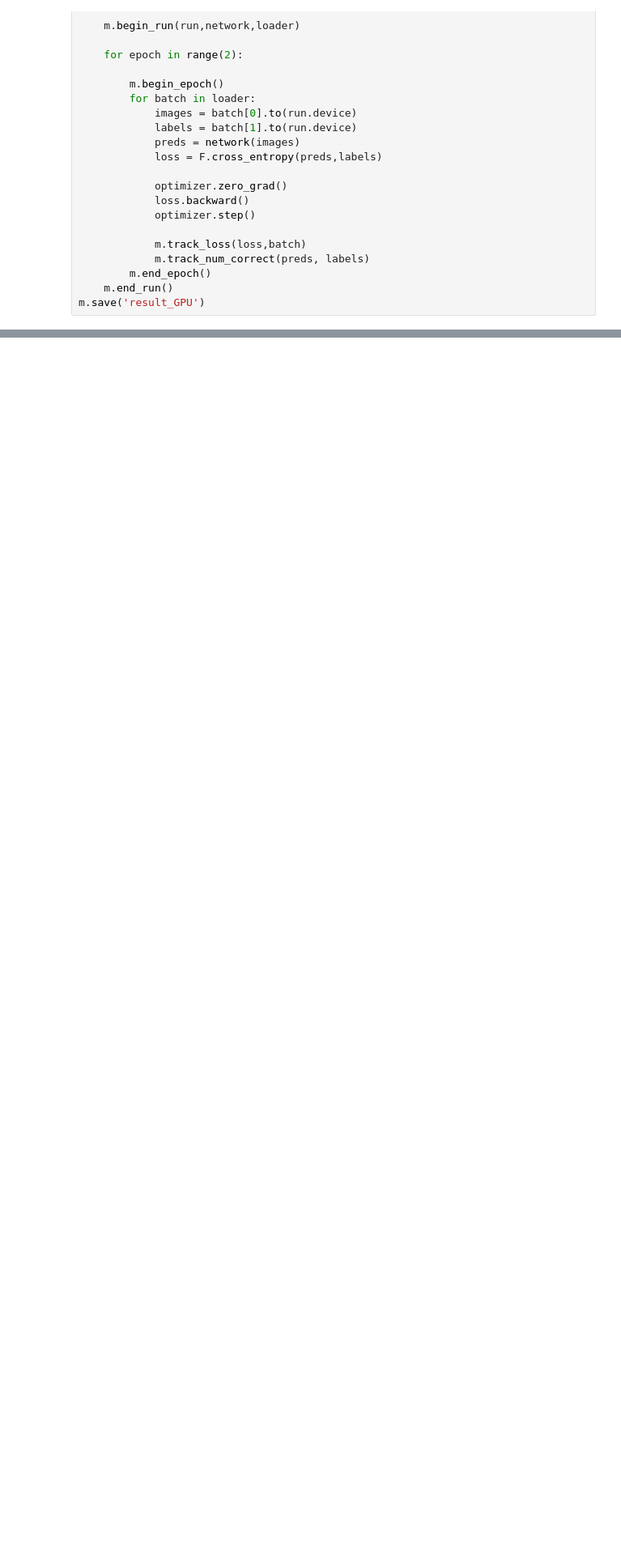
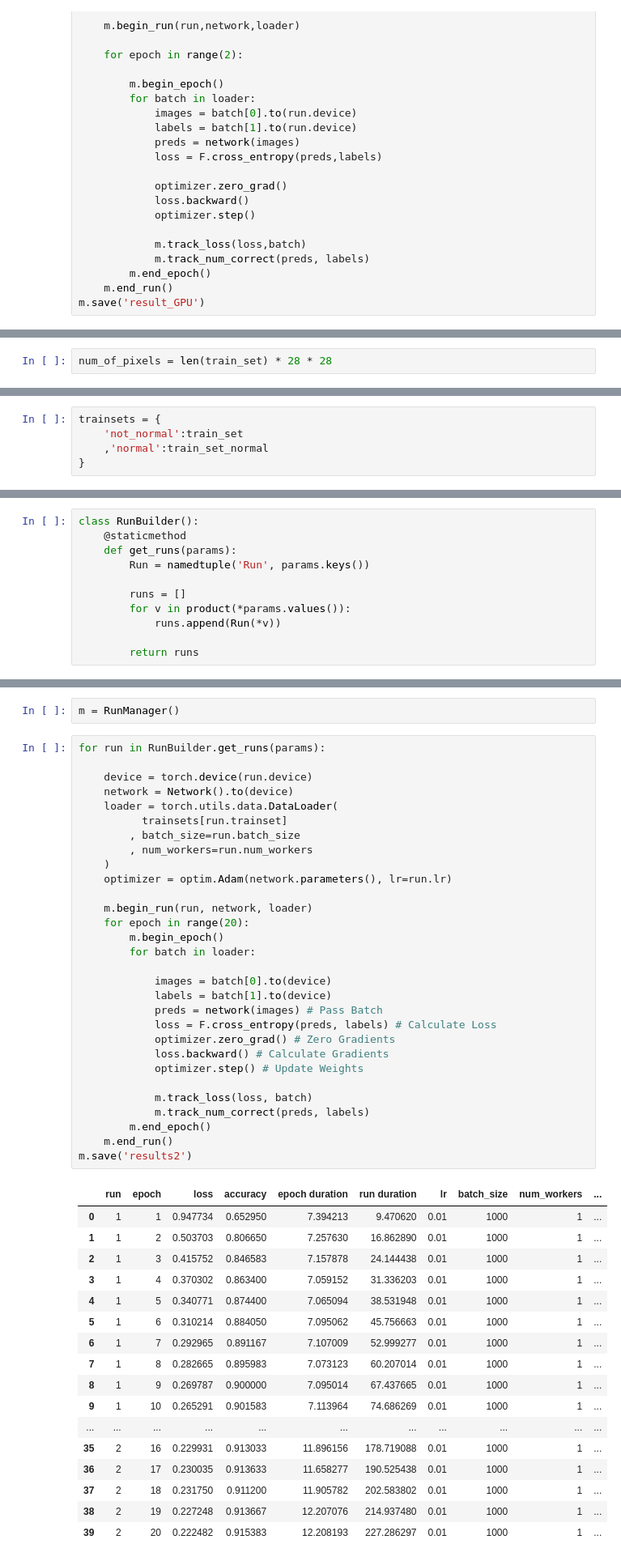
Before and after one commit to unclestrong/DeepLearning-PyTorch, a Jupyter notebook: 09 NeuralNetworkExperimentation-P2.ipynb, the cells around one changed output, grey strips where cells are left out. Shown at 81% size. Drawn from its saved outputs; the diff is of its cells as text; blank space fills up the shorter version.

Commit message:
normalization

```diff
--- a/09 NeuralNetworkExperimentation-P2.ipynb
+++ b/09 NeuralNetworkExperimentation-P2.ipynb
@@ -573,0 +748,2 @@ Results：
+# %%
+num_of_pixels = len(train_set) * 28 * 28
@@ -573,0 +807,5 @@ Results：
+# %%
+trainsets = {
+    'not_normal':train_set
+    ,'normal':train_set_normal
+}
@@ -573,0 +854,11 @@ Results：
+# %%
+class RunBuilder():
+    @staticmethod
+    def get_runs(params):
+        Run = namedtuple('Run', params.keys())
+
+        runs = []
+        for v in product(*params.values()):
+            runs.append(Run(*v))
+
+        return runs
@@ -573,0 +957,50 @@ Results：
+# %%
+m = RunManager()
+# %%
+for run in RunBuilder.get_runs(params):
+
+    device = torch.device(run.device)
+    network = Network().to(device)
+    loader = torch.utils.data.DataLoader(
+          trainsets[run.trainset]
+        , batch_size=run.batch_size
+        , num_workers=run.num_workers
+    )
+    optimizer = optim.Adam(network.parameters(), lr=run.lr)
+
+    m.begin_run(run, network, loader)
+    for epoch in range(20):
+        m.begin_epoch()
+        for batch in loader:
+
+            images = batch[0].to(device)
+            labels = batch[1].to(device)
+            preds = network(images) # Pass Batch
+            loss = F.cross_entropy(preds, labels) # Calculate Loss
+            optimizer.zero_grad() # Zero Gradients
+            loss.backward() # Calculate Gradients
+            optimizer.step() # Update Weights
+
+            m.track_loss(loss, batch)
+            m.track_num_correct(preds, labels)
+        m.end_epoch()
+    m.end_run()
+m.save('results2')
+# %% [output]
+|  | run | epoch | loss | accuracy | epoch duration | run duration | lr | batch_size | num_workers | ... |
+| 0 | 1 | 1 | 0.947734 | 0.652950 | 7.394213 | 9.470620 | 0.01 | 1000 | 1 | ... |
+| 1 | 1 | 2 | 0.503703 | 0.806650 | 7.257630 | 16.862890 | 0.01 | 1000 | 1 | ... |
+| 2 | 1 | 3 | 0.415752 | 0.846583 | 7.157878 | 24.144438 | 0.01 | 1000 | 1 | ... |
+| 3 | 1 | 4 | 0.370302 | 0.863400 | 7.059152 | 31.336203 | 0.01 | 1000 | 1 | ... |
+| 4 | 1 | 5 | 0.340771 | 0.874400 | 7.065094 | 38.531948 | 0.01 | 1000 | 1 | ... |
+| 5 | 1 | 6 | 0.310214 | 0.884050 | 7.095062 | 45.756663 | 0.01 | 1000 | 1 | ... |
+| 6 | 1 | 7 | 0.292965 | 0.891167 | 7.107009 | 52.999277 | 0.01 | 1000 | 1 | ... |
+| 7 | 1 | 8 | 0.282665 | 0.895983 | 7.073123 | 60.207014 | 0.01 | 1000 | 1 | ... |
+| 8 | 1 | 9 | 0.269787 | 0.900000 | 7.095014 | 67.437665 | 0.01 | 1000 | 1 | ... |
+| 9 | 1 | 10 | 0.265291 | 0.901583 | 7.113964 | 74.686269 | 0.01 | 1000 | 1 | ... |
+| ... | ... | ... | ... | ... | ... | ... | ... | ... | ... | ... |
+| 35 | 2 | 16 | 0.229931 | 0.913033 | 11.896156 | 178.719088 | 0.01 | 1000 | 1 | ... |
+| 36 | 2 | 17 | 0.230035 | 0.913633 | 11.658277 | 190.525438 | 0.01 | 1000 | 1 | ... |
+| 37 | 2 | 18 | 0.231750 | 0.911200 | 11.905782 | 202.583802 | 0.01 | 1000 | 1 | ... |
+| 38 | 2 | 19 | 0.227248 | 0.913667 | 12.207076 | 214.937480 | 0.01 | 1000 | 1 | ... |
+| 39 | 2 | 20 | 0.222482 | 0.915383 | 12.208193 | 227.286297 | 0.01 | 1000 | 1 | ... |
```
Also changed, not shown: parts of 26 cells of this notebook.
